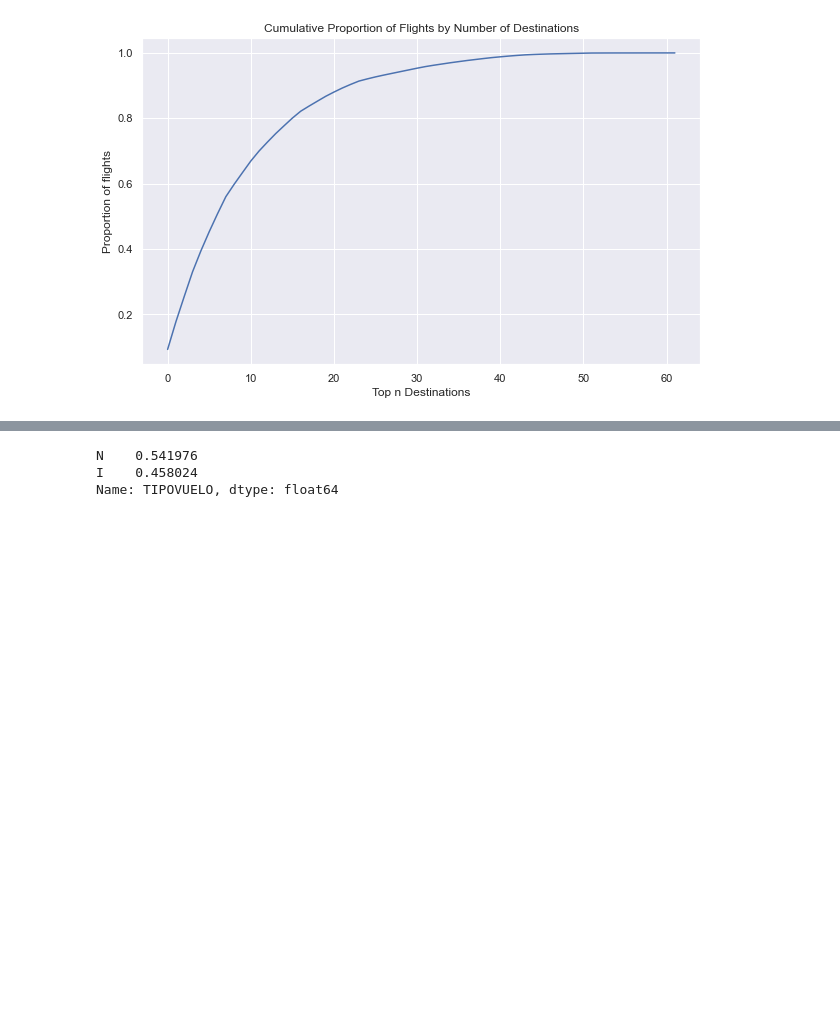
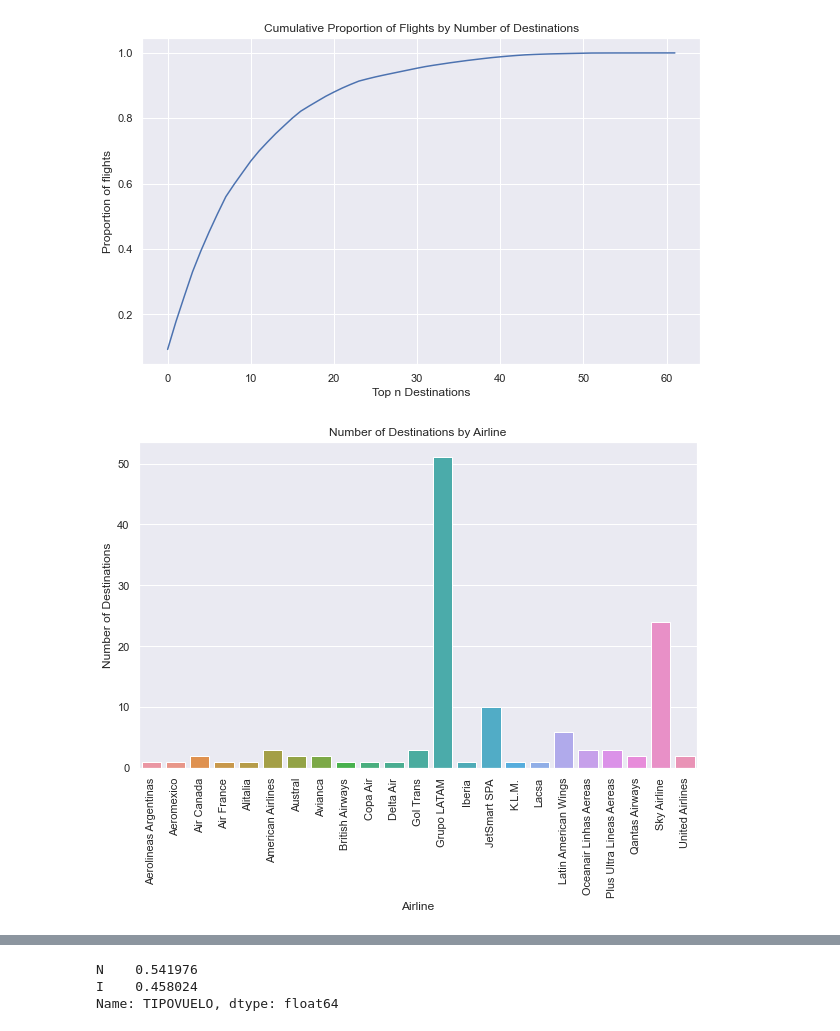
Before and after one commit to javierwelch/challenge_latam, a Jupyter notebook: notebooks/solution.ipynb, the cells around one changed output, grey strips where cells are left out. Drawn from its saved outputs; the diff is of its cells as text; code cells hidden in the pictures; blank space fills up the shorter version.

```diff
--- a/notebooks/solution.ipynb
+++ b/notebooks/solution.ipynb
@@ -206,3 +225,13 @@ fig.set_xlabel('Top n Destinations')
 plt.show()
 # %% [output]
 [figure]
+# %%
+nunq_destinations_by_operator = data.groupby('OPERA',as_index = False).nunique()[['OPERA', 'SIGLADES']]
+fig = sns.barplot(data = nunq_destinations_by_operator, x = 'OPERA', y='SIGLADES')
+fig.set_xticklabels(fig.get_xticklabels(), rotation=90)
+fig.set_title("Number of Destinations by Airline")
+fig.set_ylabel("Number of Destinations")
+fig.set_xlabel("Airline")
+plt.show()
+# %% [output]
+[figure, added]
```
Also changed, not shown: parts of 2 cells of this notebook.
